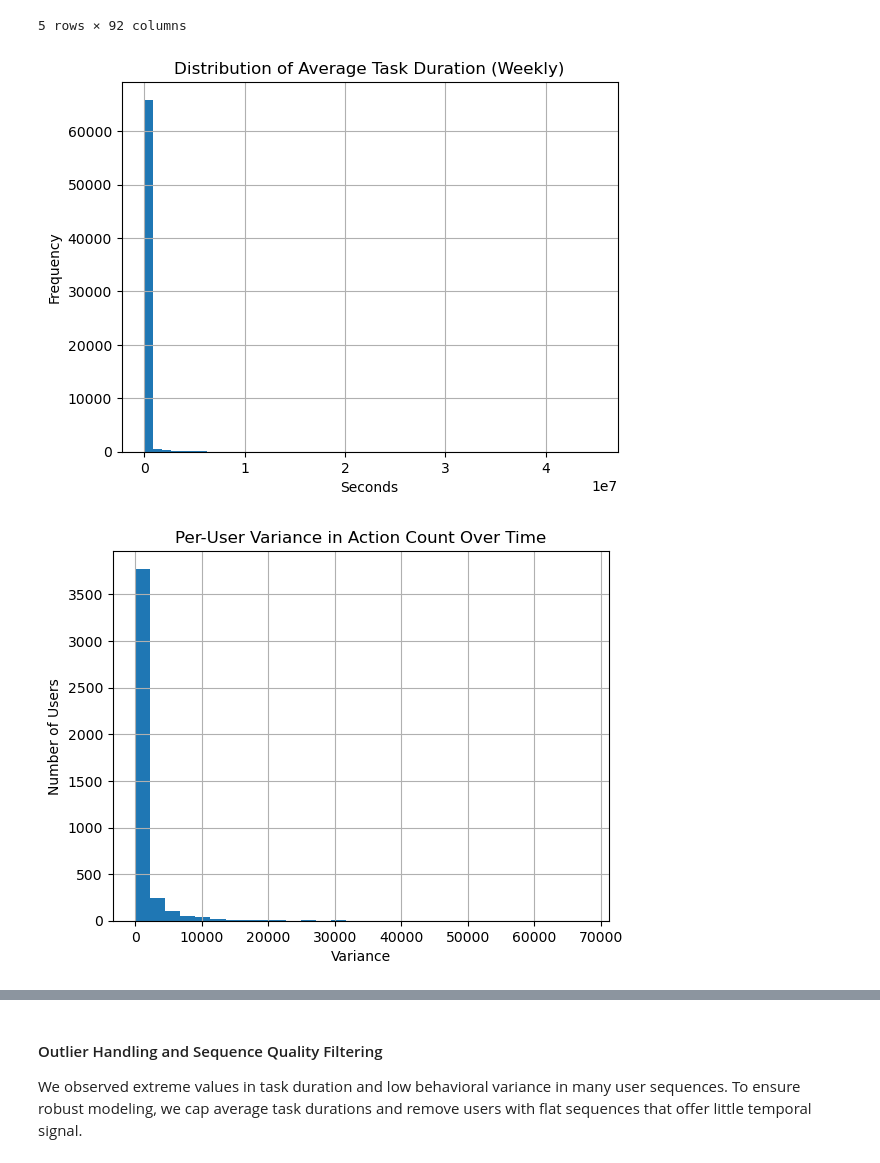
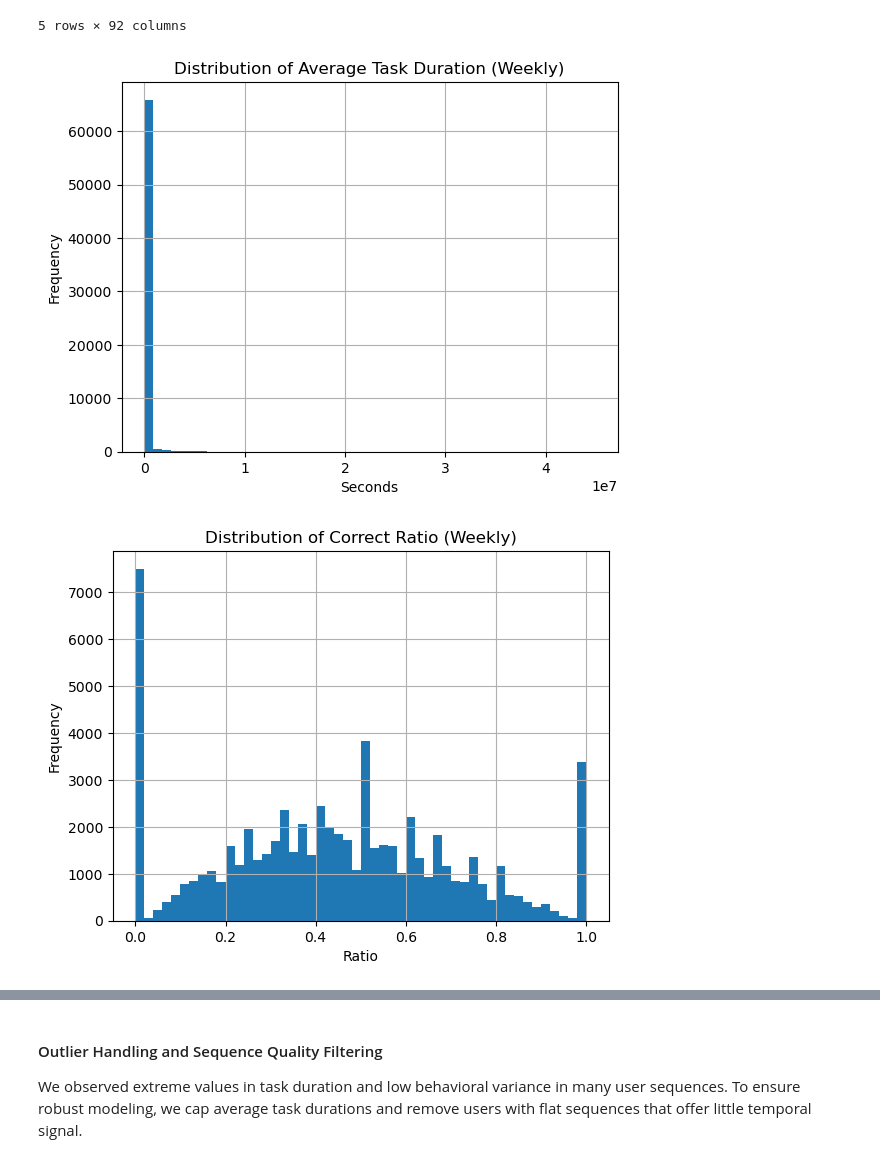
Before and after one commit to linou12/DataWhisperers, a Jupyter notebook: m6_DataWhisperers.ipynb, the cells around one changed output, grey strips where cells are left out. Drawn from its saved outputs; the diff is of its cells as text; code cells hidden in the pictures.

```diff
--- a/m6_DataWhisperers.ipynb
+++ b/m6_DataWhisperers.ipynb
@@ -248,20 +236,49 @@ for feat in features:
 # %%
 import matplotlib.pyplot as plt
 
-# Plot distribution of a feature (e.g., avg task duration)
+# Plot: avg_task_duration
 weekly_activity['avg_task_duration'].hist(bins=50)
 plt.title("Distribution of Average Task Duration (Weekly)")
 plt.xlabel("Seconds")
 plt.ylabel("Frequency")
 plt.show()
 
-# Optional: check per-user temporal variance
+# Plot: correct_ratio
+weekly_activity['correct_ratio'].hist(bins=50)
+plt.title("Distribution of Correct Ratio (Weekly)")
+plt.xlabel("Ratio")
+plt.ylabel("Frequency")
+plt.show()
+
+# Plot: skip_ratio
+weekly_activity['skip_ratio'].hist(bins=50)
+plt.title("Distribution of Skip Ratio (Weekly)")
+plt.xlabel("Ratio")
+plt.ylabel("Frequency")
+plt.show()
+
+# Plot: go_to_theory_ratio
+weekly_activity['go_theory_ratio'].hist(bins=50)
+plt.title("Distribution of Go-To-Theory Ratio (Weekly)")
+plt.xlabel("Ratio")
+plt.ylabel("Frequency")
+plt.show()
+
+# Plot: action_count
+weekly_activity['action_count'].hist(bins=50)
+plt.title("Distribution of Action Count (Weekly)")
+plt.xlabel("Number of Actions")
+plt.ylabel("Frequency")
+plt.show()
+
+# Optional: check per-user variance in action count over time
+action_seq = weekly_activity.pivot(index='user_id', columns='year_week', values='action_count').fillna(0)
 action_var = action_seq.var(axis=1)
 action_var.hist(bins=30)
 plt.title("Per-User Variance in Action Count Over Time")
 plt.xlabel("Variance")
 plt.ylabel("Number of Users")
 plt.show()
 # %% [output]
 [figure]
-[figure, old version]
+[figure, new version]
```
Also changed, not shown: parts of 25 cells of this notebook.
